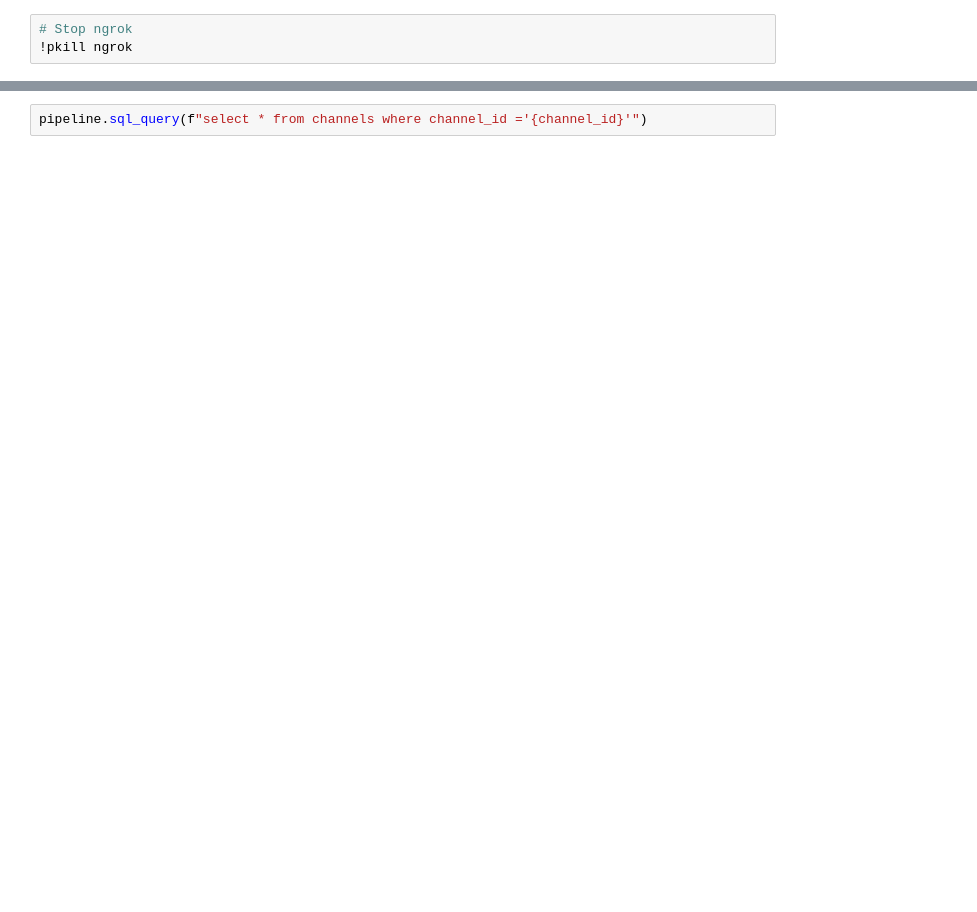
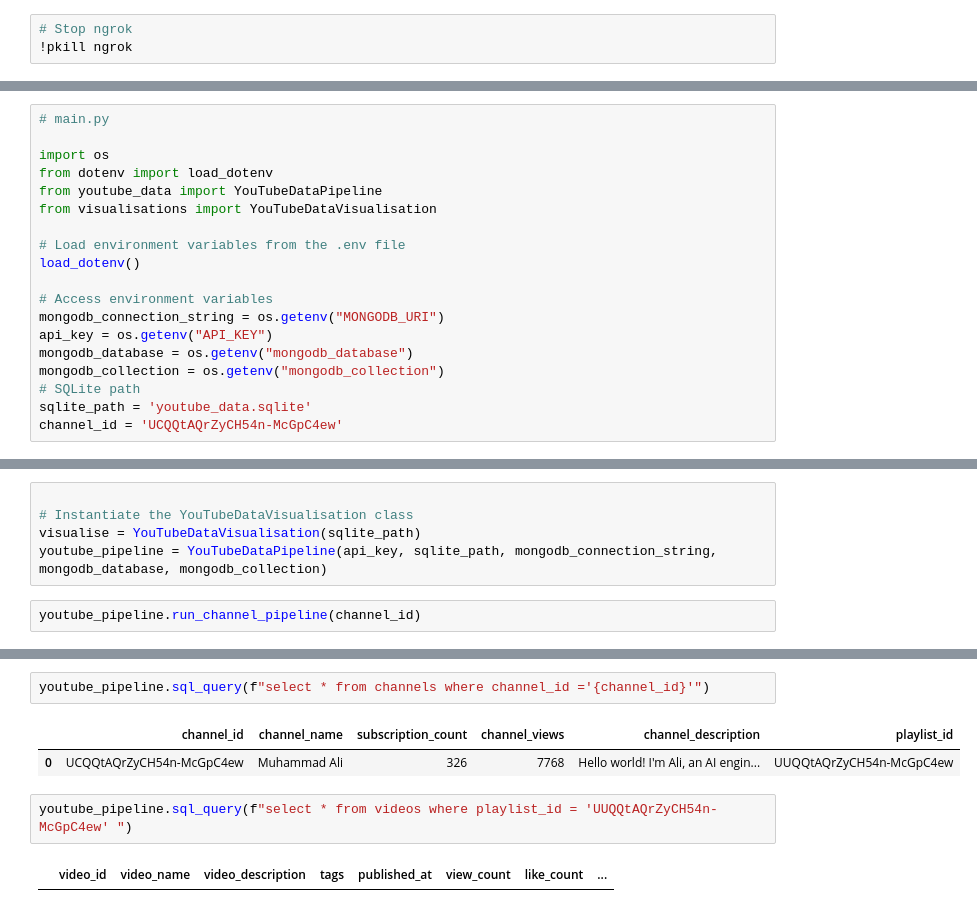
Before and after one commit to Shyams728/youtube_project, a Jupyter notebook: demo.ipynb, the cells around one changed output, grey strips where cells are left out. Cells and saved outputs as stored; diff of their text form; blank space fills up the shorter version.

```diff
--- a/demo.ipynb
+++ b/demo.ipynb
@@ -24,0 +65,19 @@ pipeline.get_channel_data(channel_id)
+# %%
+# main.py
+
+import os
+from dotenv import load_dotenv
+from youtube_data import YouTubeDataPipeline
+from visualisations import YouTubeDataVisualisation
+
+# Load environment variables from the .env file
+load_dotenv()
+
+# Access environment variables
+mongodb_connection_string = os.getenv("MONGODB_URI")
+api_key = os.getenv("API_KEY")
+mongodb_database = os.getenv("mongodb_database")
+mongodb_collection = os.getenv("mongodb_collection")
+# SQLite path
+sqlite_path = 'youtube_data.sqlite'
+channel_id = 'UCQQtAQrZyCH54n-McGpC4ew'
@@ -24,0 +86,7 @@ pipeline.get_channel_data(channel_id)
+# %%
+
+# Instantiate the YouTubeDataVisualisation class
+visualise = YouTubeDataVisualisation(sqlite_path)
+youtube_pipeline = YouTubeDataPipeline(api_key, sqlite_path, mongodb_connection_string, mongodb_database, mongodb_collection)
+# %%
+youtube_pipeline.run_channel_pipeline(channel_id)
@@ -34,2 +140,9 @@ pipeline.mongodb_channel_data(channel_id)
 # %%
-pipeline.sql_query(f"select * from channels where channel_id ='{channel_id}'")
+youtube_pipeline.sql_query(f"select * from channels where channel_id ='{channel_id}'")
+# %% [output]
+|  | channel_id | channel_name | subscription_count | channel_views | channel_description | playlist_id |
+| 0 | UCQQtAQrZyCH54n-McGpC4ew | Muhammad Ali | 326 | 7768 | Hello world! I'm Ali, an AI engin... | UUQQtAQrZyCH54n-McGpC4ew |
+# %%
+youtube_pipeline.sql_query(f"select * from videos where playlist_id = 'UUQQtAQrZyCH54n-McGpC4ew' ")
+# %% [output]
+|  | video_id | video_name | video_description | tags | published_at | view_count | like_count | ... |
```
Also changed, not shown: parts of 12 cells of this notebook.
